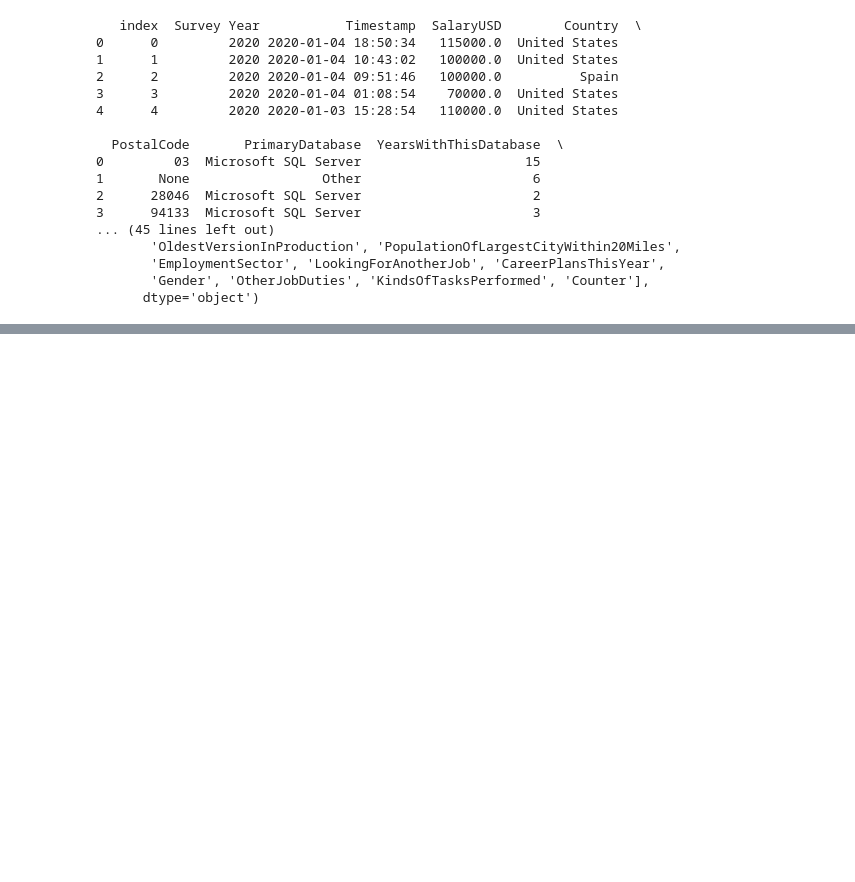
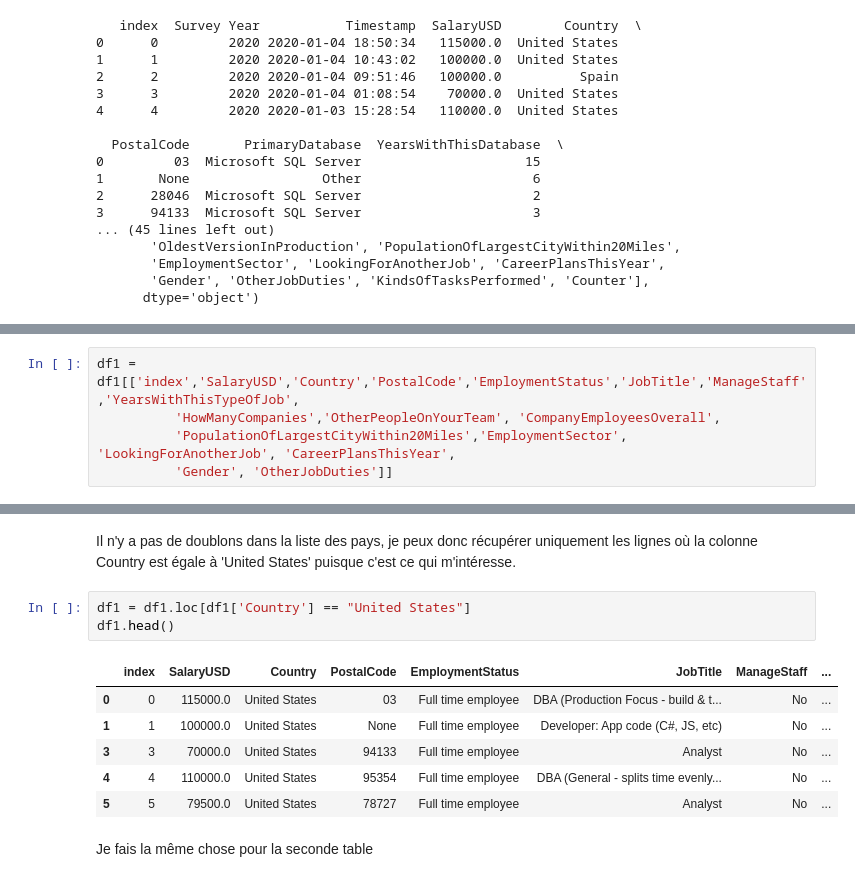
Before and after one commit to ATelders/american_dream, a Jupyter notebook: notebook/Career_cleaning.ipynb, the cells around one changed output, grey strips where cells are left out. Cells and saved outputs as stored; diff of their text form; blank space fills up the shorter version.

```diff
--- a/notebook/Career_cleaning.ipynb
+++ b/notebook/Career_cleaning.ipynb
@@ -45,0 +73,5 @@ print(df1.columns)
+# %%
+df1 = df1[['index','SalaryUSD','Country','PostalCode','EmploymentStatus','JobTitle','ManageStaff','YearsWithThisTypeOfJob',
+          'HowManyCompanies','OtherPeopleOnYourTeam', 'CompanyEmployeesOverall',
+          'PopulationOfLargestCityWithin20Miles','EmploymentSector', 'LookingForAnotherJob', 'CareerPlansThisYear',
+          'Gender', 'OtherJobDuties']]
@@ -45,0 +104,16 @@ print(df1.columns)
+# %% [markdown]
+Il n'y a pas de doublons dans la liste des pays, je peux donc récupérer uniquement les lignes où la colonne Country est égale à 'United States' puisque c'est ce qui m'intéresse.
+# %%
+df1 = df1.loc[df1['Country'] == "United States"]
+df1.head()
+# %% [output]
+|  | index | SalaryUSD | Country | PostalCode | EmploymentStatus | JobTitle | ManageStaff | ... |
+| 0 | 0 | 115000.0 | United States | 03 | Full time employee | DBA (Production Focus - build & t... | No | ... |
+| 1 | 1 | 100000.0 | United States | None | Full time employee | Developer: App code (C#, JS, etc) | No | ... |
+| 3 | 3 | 70000.0 | United States | 94133 | Full time employee | Analyst | No | ... |
+| 4 | 4 | 110000.0 | United States | 95354 | Full time employee | DBA (General - splits time evenly... | No | ... |
+| 5 | 5 | 79500.0 | United States | 78727 | Full time employee | Analyst | No | ... |
+# %% [markdown]
+
+
+Je fais la même chose pour la seconde table
```
Also changed, not shown: parts of 32 cells of this notebook.
